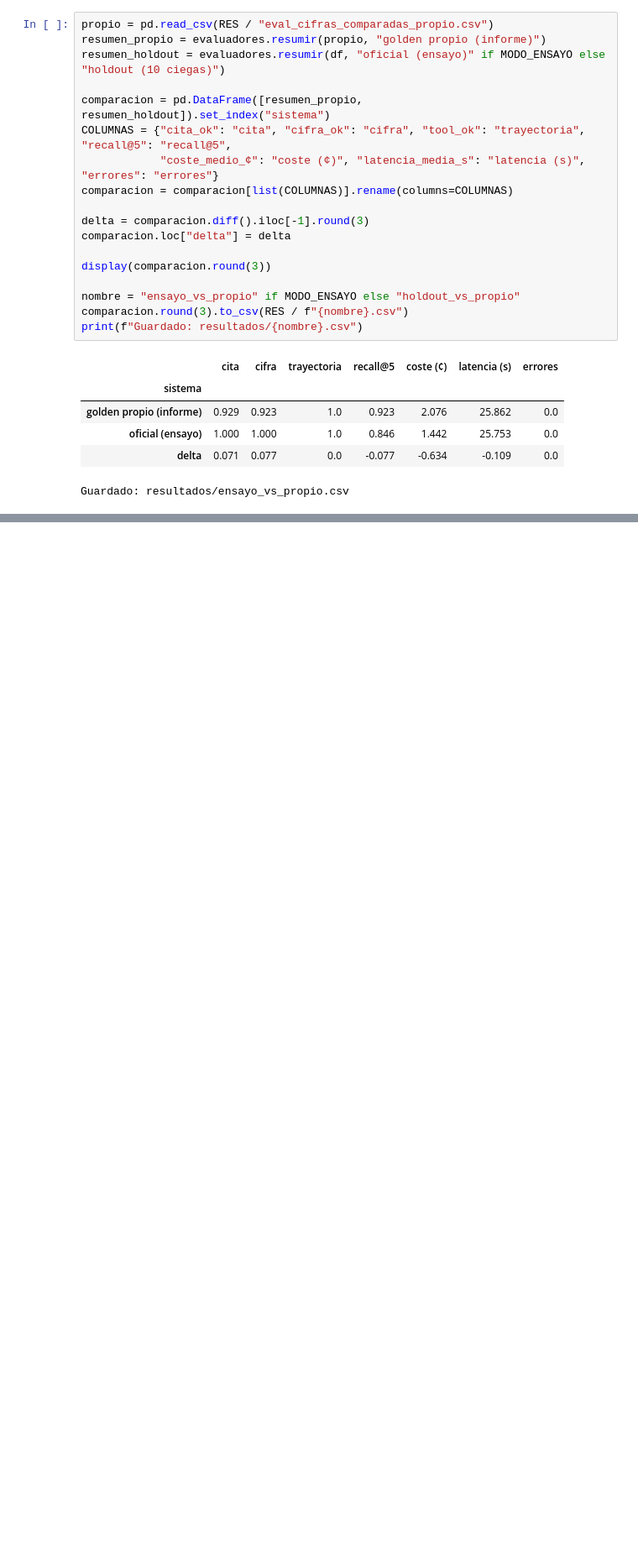
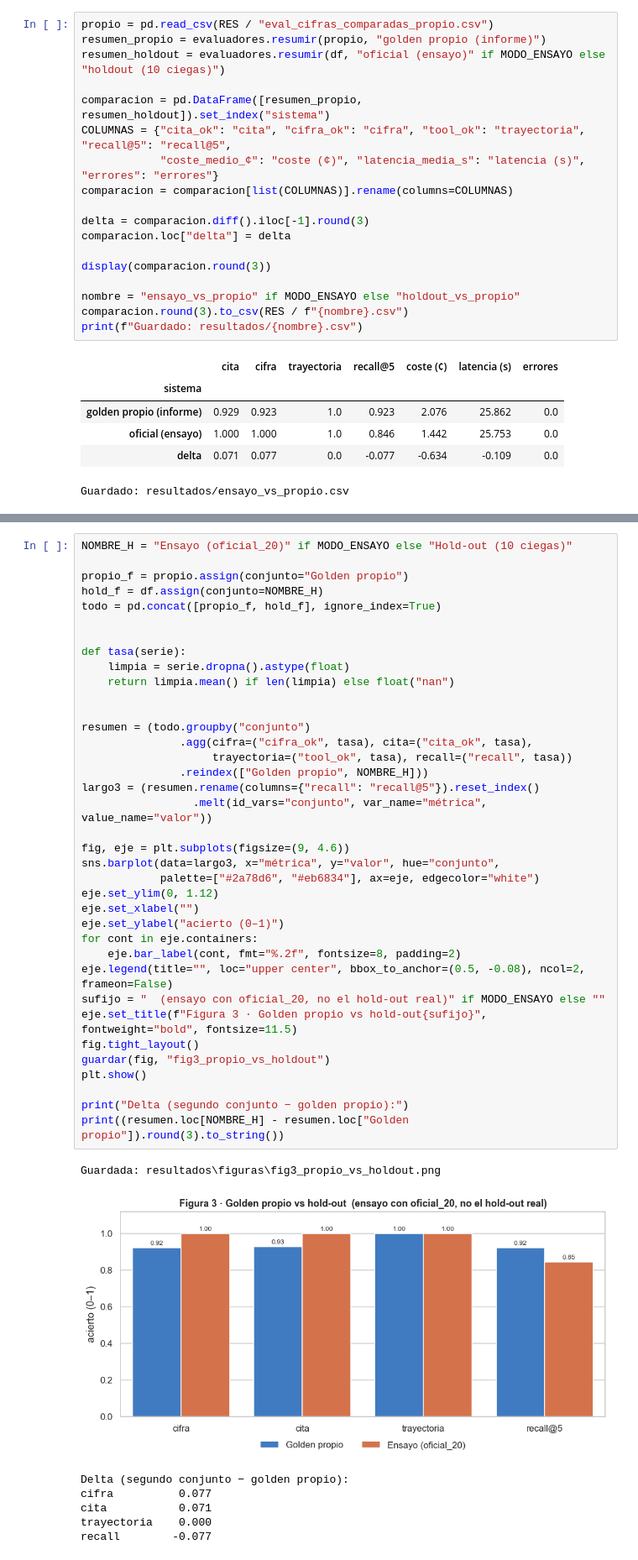
Before and after one commit to eglezarr/sec-10k-agents, a Jupyter notebook: notebooks/06_hold_out.ipynb, the cells around one changed output, grey strips where cells are left out. Shown at 84% size. Cells and saved outputs as stored; diff of their text form; blank space fills up the shorter version.

```diff
--- a/notebooks/06_hold_out.ipynb
+++ b/notebooks/06_hold_out.ipynb
@@ -132,0 +226,45 @@ Guardado: resultados/ensayo_vs_propio.csv
+# %%
+NOMBRE_H = "Ensayo (oficial_20)" if MODO_ENSAYO else "Hold-out (10 ciegas)"
+
+propio_f = propio.assign(conjunto="Golden propio")
+hold_f = df.assign(conjunto=NOMBRE_H)
+todo = pd.concat([propio_f, hold_f], ignore_index=True)
+
+
+def tasa(serie):
+    limpia = serie.dropna().astype(float)
+    return limpia.mean() if len(limpia) else float("nan")
+
+
+resumen = (todo.groupby("conjunto")
+               .agg(cifra=("cifra_ok", tasa), cita=("cita_ok", tasa),
+                    trayectoria=("tool_ok", tasa), recall=("recall", tasa))
+               .reindex(["Golden propio", NOMBRE_H]))
+largo3 = (resumen.rename(columns={"recall": "recall@5"}).reset_index()
+                 .melt(id_vars="conjunto", var_name="métrica", value_name="valor"))
+
+fig, eje = plt.subplots(figsize=(9, 4.6))
+sns.barplot(data=largo3, x="métrica", y="valor", hue="conjunto",
+            palette=["#2a78d6", "#eb6834"], ax=eje, edgecolor="white")
+eje.set_ylim(0, 1.12)
+eje.set_xlabel("")
+eje.set_ylabel("acierto (0–1)")
+for cont in eje.containers:
+    eje.bar_label(cont, fmt="%.2f", fontsize=8, padding=2)
+eje.legend(title="", loc="upper center", bbox_to_anchor=(0.5, -0.08), ncol=2, frameon=False)
+sufijo = "  (ensayo con oficial_20, no el hold-out real)" if MODO_ENSAYO else ""
+eje.set_title(f"Figura 3 · Golden propio vs hold-out{sufijo}", fontweight="bold", fontsize=11.5)
+fig.tight_layout()
+guardar(fig, "fig3_propio_vs_holdout")
+plt.show()
+
+print("Delta (segundo conjunto − golden propio):")
+print((resumen.loc[NOMBRE_H] - resumen.loc["Golden propio"]).round(3).to_string())
+# %% [output]
+Guardada: resultados\figuras\fig3_propio_vs_holdout.png
+[figure, added]
+Delta (segundo conjunto − golden propio):
+cifra          0.077
+cita           0.071
+trayectoria    0.000
+recall        -0.077
```
Also changed, not shown: parts of 11 cells of this notebook, 5 other files.
